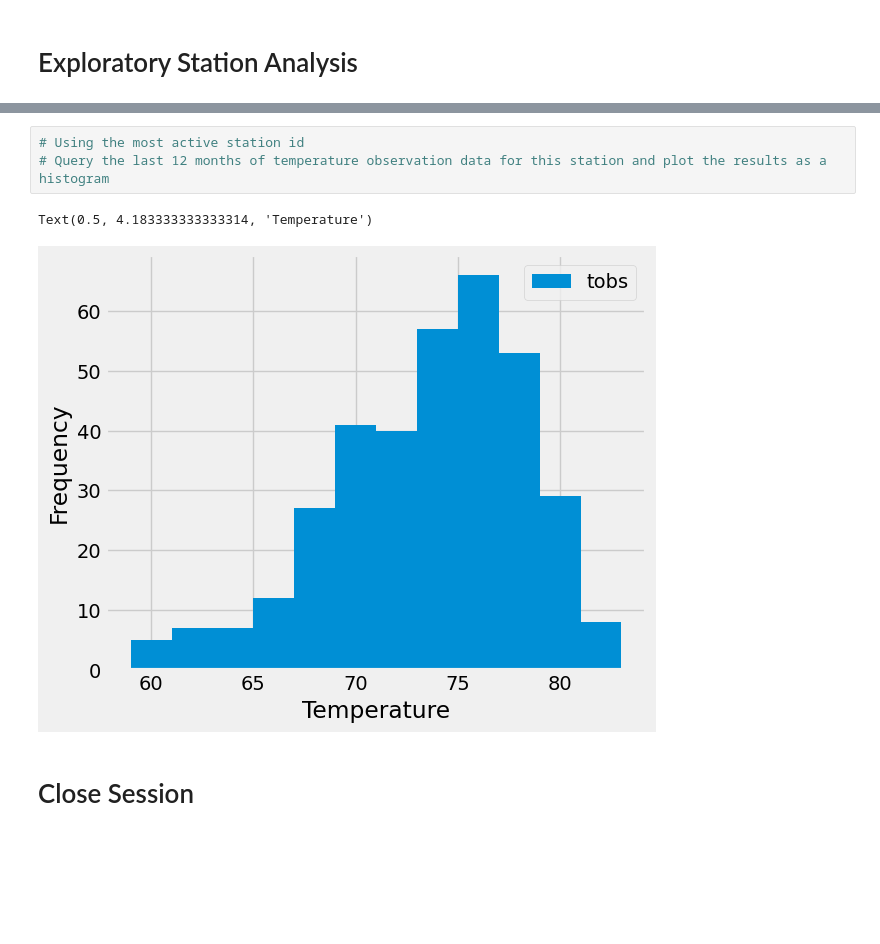
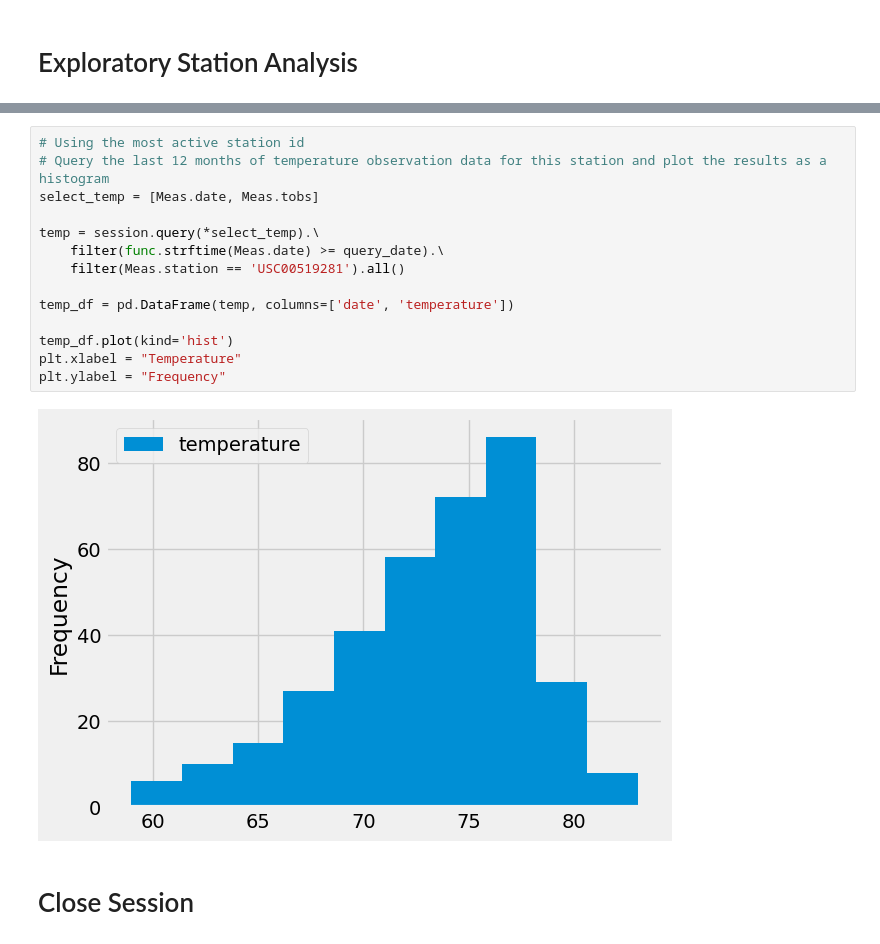
Before and after one commit to angiecfoust/sqlalchemy_challenge, a Jupyter notebook: climate_starter.ipynb, the cells around one changed output, grey strips where cells are left out. Saved outputs shown, nothing was run; the diff lists cells and outputs as text; blank space fills up the shorter version.

```diff
--- a/climate_starter.ipynb
+++ b/climate_starter.ipynb
@@ -163,9 +157,19 @@ percip_df.describe()
 # %%
 # Using the most active station id
 # Query the last 12 months of temperature observation data for this station and plot the results as a histogram
+select_temp = [Meas.date, Meas.tobs]
+
+temp = session.query(*select_temp).\
+    filter(func.strftime(Meas.date) >= query_date).\
+    filter(Meas.station == 'USC00519281').all()
+
+temp_df = pd.DataFrame(temp, columns=['date', 'temperature'])
+
+temp_df.plot(kind='hist')
+plt.xlabel = "Temperature"
+plt.ylabel = "Frequency"
 # %% [output]
-Text(0.5, 4.183333333333314, 'Temperature')
-[figure, old version]
+[figure, new version]
 # %% [markdown]
 # Close Session
 # %%
```
Also changed, not shown: parts of 7 cells of this notebook, 1 other file.
